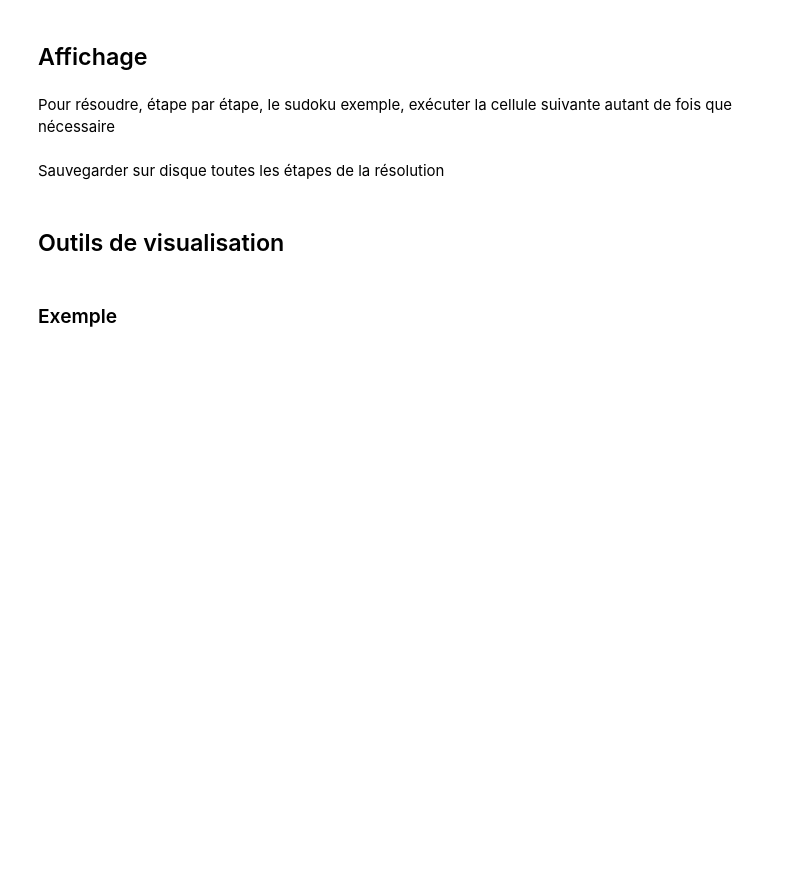
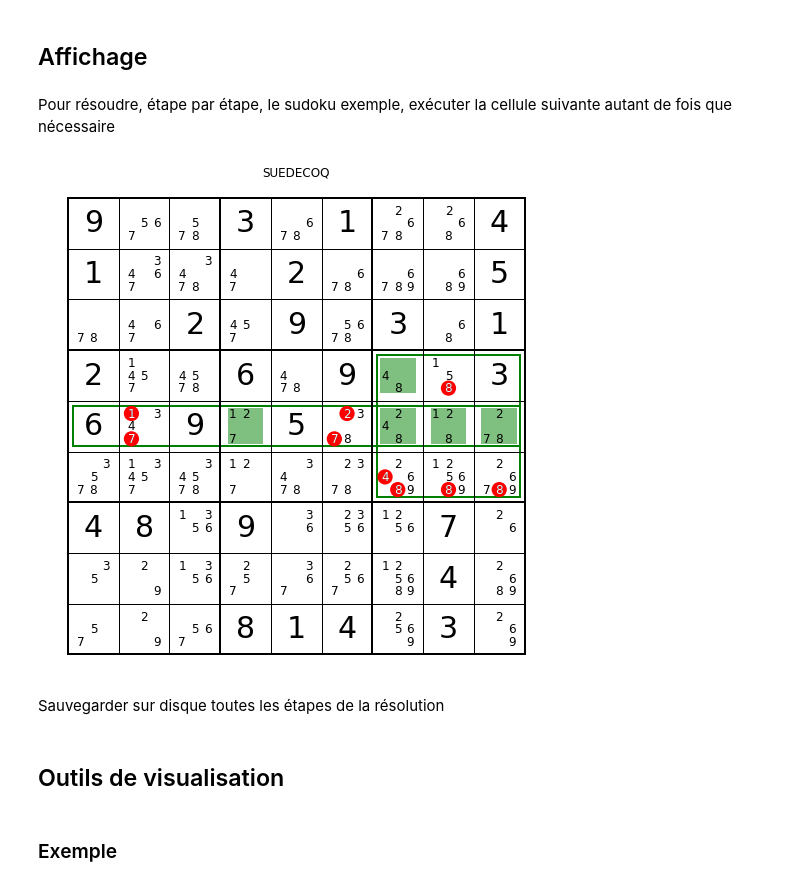
Before and after one commit to YvesLemaire/Jupyter-Puzzles, a Jupyter notebook: python/sudoku/sudoku.ipynb, the cells around one changed output. Cells and saved outputs as stored; diff of their text form; code cells hidden in the pictures; blank space fills up the shorter version.

```diff
--- a/python/sudoku/sudoku.ipynb
+++ b/python/sudoku/sudoku.ipynb
@@ -2165,4 +2165,4 @@ class SUDOKU:
             for t in e.delete:
                 self.delete_candidate(*t)
 # %%
-#sudoku = SUDOKU(s1)
+sudoku = SUDOKU(s1)
@@ -2358,8 +2361,10 @@ SUDOKU.save = save_sudoku
 # %% [markdown]
 Pour résoudre, étape par étape, le sudoku exemple, exécuter la cellule suivante autant de fois que nécessaire
 # %%
-#sudoku.apply()
-#sudoku.image(explain = True)
+sudoku.apply()
+sudoku.image(explain = True)
+# %% [output]
+[figure, added]
 # %% [markdown]
 Sauvegarder sur disque toutes les étapes de la résolution
 # %%
```
Also changed, not shown: parts of 21 cells of this notebook.
